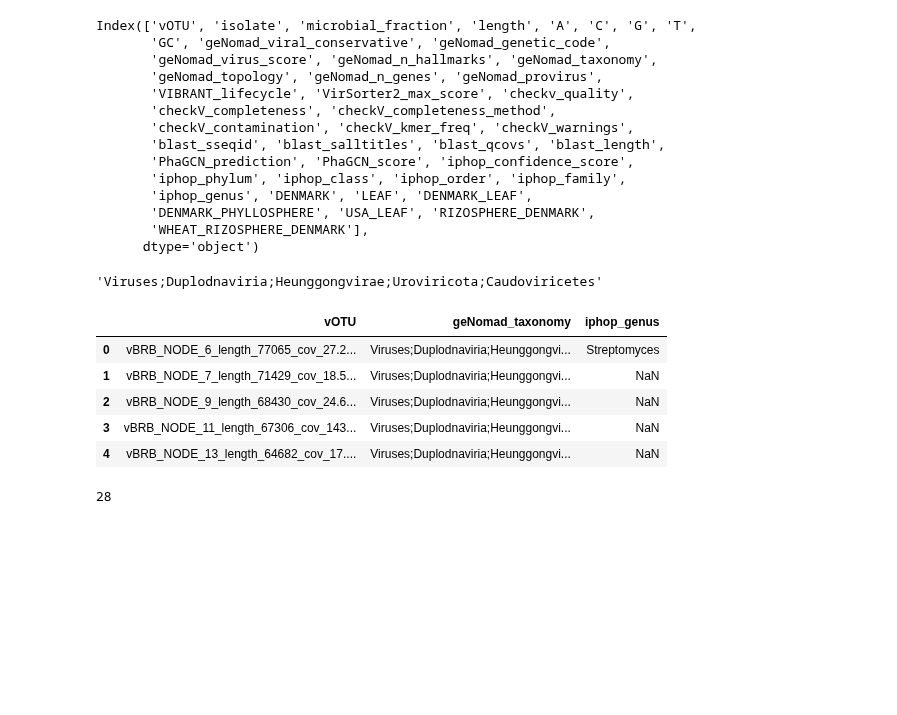
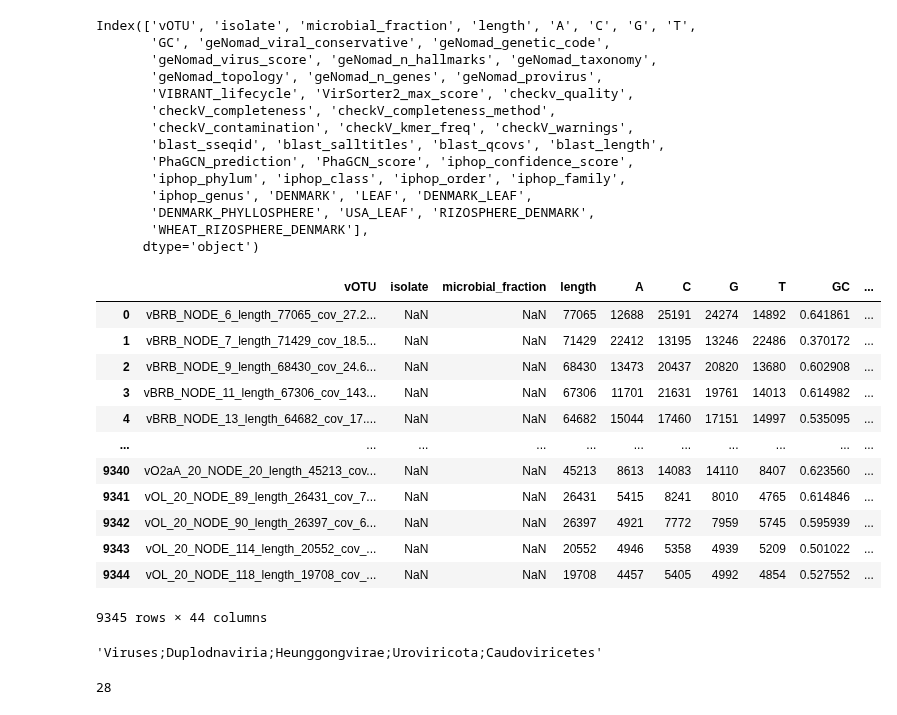
Before and after one commit to spicadust/llm-matrix, a Jupyter notebook: notebooks/dataset.ipynb, the cells around one changed output. Drawn from its saved outputs; the diff is of its cells as text; code cells hidden in the pictures; blank space fills up the shorter version.

Commit message:
Handle metadata

```diff
--- a/notebooks/dataset.ipynb
+++ b/notebooks/dataset.ipynb
@@ -206,3 +203,5 @@ SeqRecord(seq=Seq('GTACTGAACTCGGTGACCAACGAGCCGTACTTCAGCTCGATCGGCGACCCAGTC...CCC'
+# %%
+metadata_matrix = pd.read_csv("../dataset/matrix_metadata.tsv", sep="\t")
 # %%
 len(sequences_matrix), len(metadata_matrix)
 # %% [output]
@@ -224,20 +223,26 @@ Index(['vOTU', 'isolate', 'microbial_fraction', 'length', 'A', 'C', 'G', 'T',
        'DENMARK_PHYLLOSPHERE', 'USA_LEAF', 'RIZOSPHERE_DENMARK',
        'WHEAT_RIZOSPHERE_DENMARK'],
       dtype='object')
+# %%
+metadata_matrix
+# %% [output]
+|  | vOTU | isolate | microbial_fraction | length | A | C | G | T | GC | ... |
+| 0 | vBRB_NODE_6_length_77065_cov_27.2... | NaN | NaN | 77065 | 12688 | 25191 | 24274 | 14892 | 0.641861 | ... |
+| 1 | vBRB_NODE_7_length_71429_cov_18.5... | NaN | NaN | 71429 | 22412 | 13195 | 13246 | 22486 | 0.370172 | ... |
+| 2 | vBRB_NODE_9_length_68430_cov_24.6... | NaN | NaN | 68430 | 13473 | 20437 | 20820 | 13680 | 0.602908 | ... |
+| 3 | vBRB_NODE_11_length_67306_cov_143... | NaN | NaN | 67306 | 11701 | 21631 | 19761 | 14013 | 0.614982 | ... |
+| 4 | vBRB_NODE_13_length_64682_cov_17.... | NaN | NaN | 64682 | 15044 | 17460 | 17151 | 14997 | 0.535095 | ... |
+| ... | ... | ... | ... | ... | ... | ... | ... | ... | ... | ... |
+| 9340 | vO2aA_20_NODE_20_length_45213_cov... | NaN | NaN | 45213 | 8613 | 14083 | 14110 | 8407 | 0.623560 | ... |
+| 9341 | vOL_20_NODE_89_length_26431_cov_7... | NaN | NaN | 26431 | 5415 | 8241 | 8010 | 4765 | 0.614846 | ... |
+| 9342 | vOL_20_NODE_90_length_26397_cov_6... | NaN | NaN | 26397 | 4921 | 7772 | 7959 | 5745 | 0.595939 | ... |
+| 9343 | vOL_20_NODE_114_length_20552_cov_... | NaN | NaN | 20552 | 4946 | 5358 | 4939 | 5209 | 0.501022 | ... |
+| 9344 | vOL_20_NODE_118_length_19708_cov_... | NaN | NaN | 19708 | 4457 | 5405 | 4992 | 4854 | 0.527552 | ... |
+9345 rows × 44 columns
 # %%
 metadata_matrix["geNomad_taxonomy"][0]
 # %% [output]
 'Viruses;Duplodnaviria;Heunggongvirae;Uroviricota;Caudoviricetes'
-# %%
-metadata_matrix = metadata_matrix[["vOTU", "geNomad_taxonomy", "iphop_genus"]]
-metadata_matrix.head()
-# %% [output]
-|  | vOTU | geNomad_taxonomy | iphop_genus |
-| 0 | vBRB_NODE_6_length_77065_cov_27.2... | Viruses;Duplodnaviria;Heunggongvi... | Streptomyces |
-| 1 | vBRB_NODE_7_length_71429_cov_18.5... | Viruses;Duplodnaviria;Heunggongvi... | NaN |
-| 2 | vBRB_NODE_9_length_68430_cov_24.6... | Viruses;Duplodnaviria;Heunggongvi... | NaN |
-| 3 | vBRB_NODE_11_length_67306_cov_143... | Viruses;Duplodnaviria;Heunggongvi... | NaN |
-| 4 | vBRB_NODE_13_length_64682_cov_17.... | Viruses;Duplodnaviria;Heunggongvi... | NaN |
 # %%
 print(len(metadata_matrix["geNomad_taxonomy"].unique()))
 metadata_matrix["geNomad_taxonomy"].value_counts()
```
Also changed, not shown: parts of 30 cells of this notebook.
